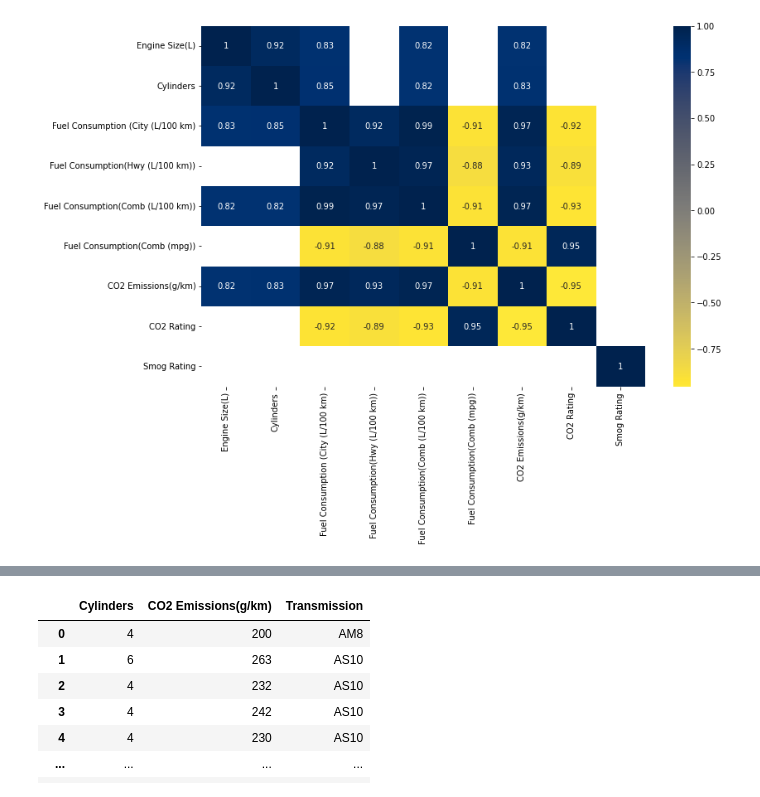
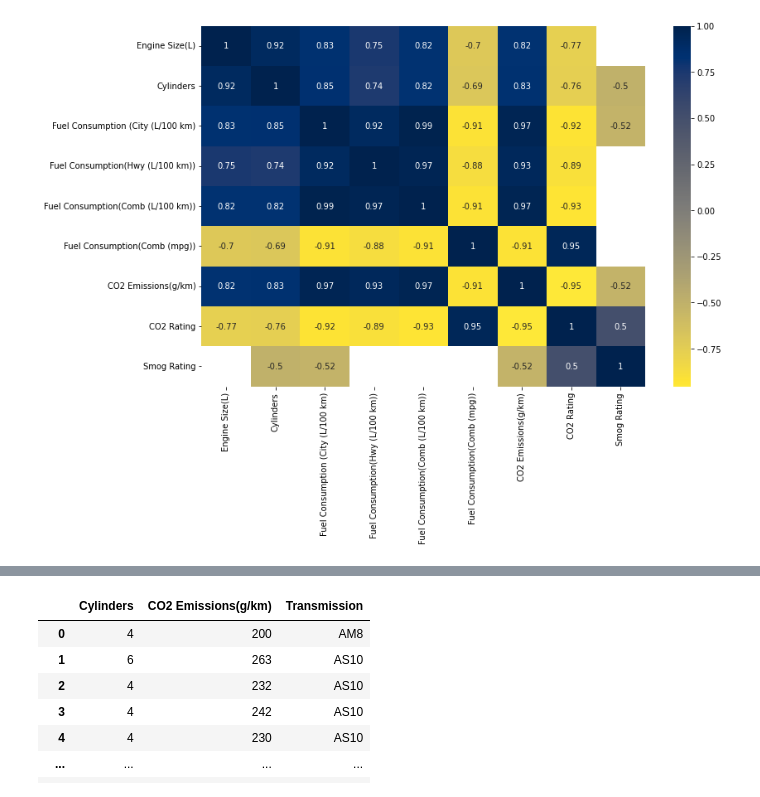
Before and after one commit to cromulentbanana/emissions-analysis, a Jupyter notebook: emissions_analysis.ipynb, the cells around one changed output, grey strips where cells are left out. Saved outputs shown, nothing was run; the diff lists cells and outputs as text; code cells hidden in the pictures.

```diff
--- a/emissions_analysis.ipynb
+++ b/emissions_analysis.ipynb
@@ -26,7 +94,7 @@ df
 # %%
 corr = df.drop(['Model Year'], axis = 1).corr()
-corr_top = corr[abs(corr)>=.8]
+corr_top = corr[abs(corr)>=.5]
 plt.figure(figsize=(12,8))
 sns.heatmap(corr_top, cmap="cividis_r", annot = True);
 # %% [output]
-[figure, old version]
+[figure, new version]
```
Also changed, not shown: parts of 12 cells of this notebook, 3 other files.
